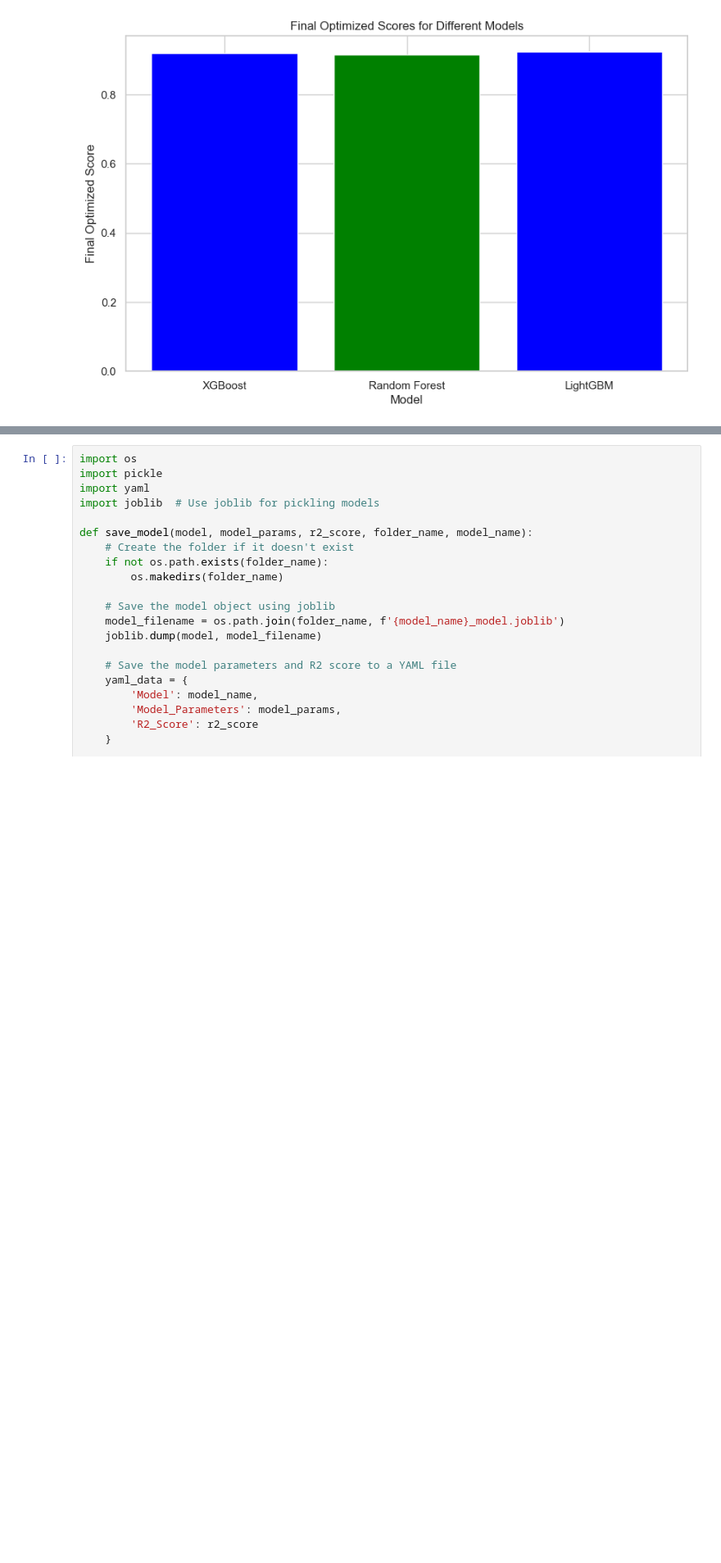
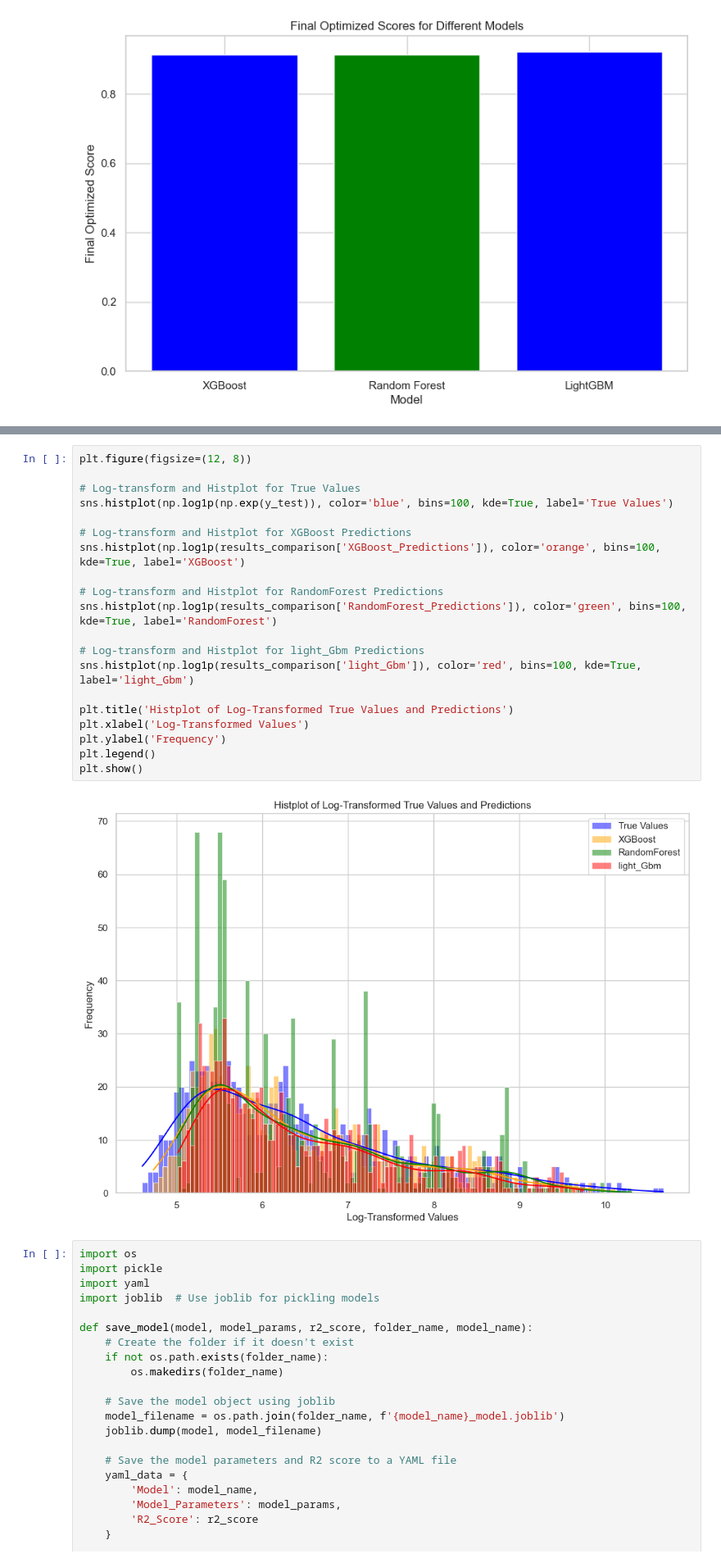
Before and after one commit to Hitesh-Nimbalkar/ML_Project, a Jupyter notebook: Notebook/Model_building.ipynb, the cells around one changed output, grey strips where cells are left out. Shown at 82% size. Cells and saved outputs as stored; diff of their text form; blank space fills up the shorter version.

```diff
--- a/Notebook/Model_building.ipynb
+++ b/Notebook/Model_building.ipynb
@@ -832,3 +832,25 @@ plt.show
+# %%
+plt.figure(figsize=(12, 8))
+
+# Log-transform and Histplot for True Values
+sns.histplot(np.log1p(np.exp(y_test)), color='blue', bins=100, kde=True, label='True Values')
+
+# Log-transform and Histplot for XGBoost Predictions
+sns.histplot(np.log1p(results_comparison['XGBoost_Predictions']), color='orange', bins=100, kde=True, label='XGBoost')
+
+# Log-transform and Histplot for RandomForest Predictions
+sns.histplot(np.log1p(results_comparison['RandomForest_Predictions']), color='green', bins=100, kde=True, label='RandomForest')
+
+# Log-transform and Histplot for light_Gbm Predictions
+sns.histplot(np.log1p(results_comparison['light_Gbm']), color='red', bins=100, kde=True, label='light_Gbm')
+
+plt.title('Histplot of Log-Transformed True Values and Predictions')
+plt.xlabel('Log-Transformed Values')
+plt.ylabel('Frequency')
+plt.legend()
+plt.show()
+# %% [output]
+[figure, added]
 # %%
 import os
 import pickle
```
Also changed, not shown: parts of 24 cells of this notebook, 8 other files.
